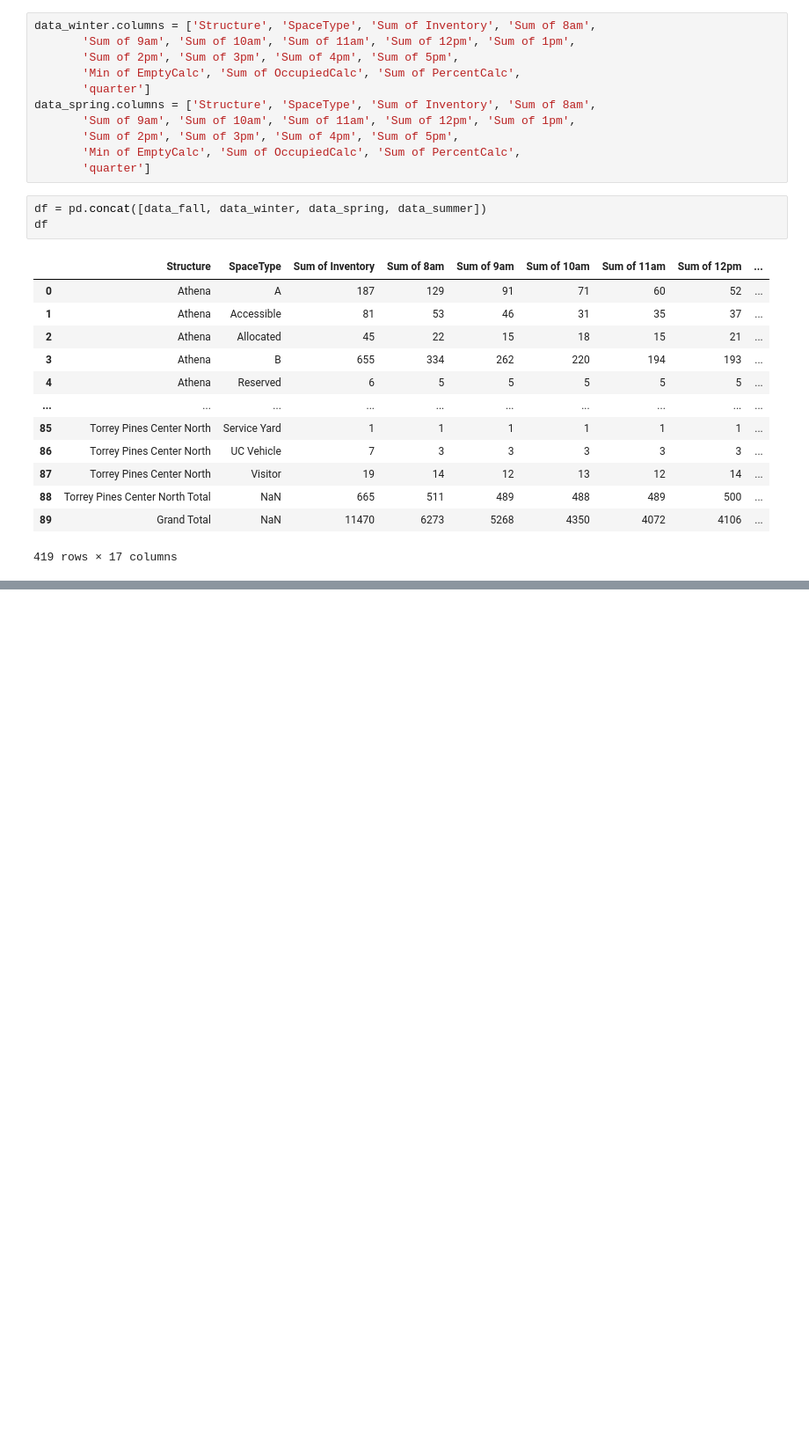
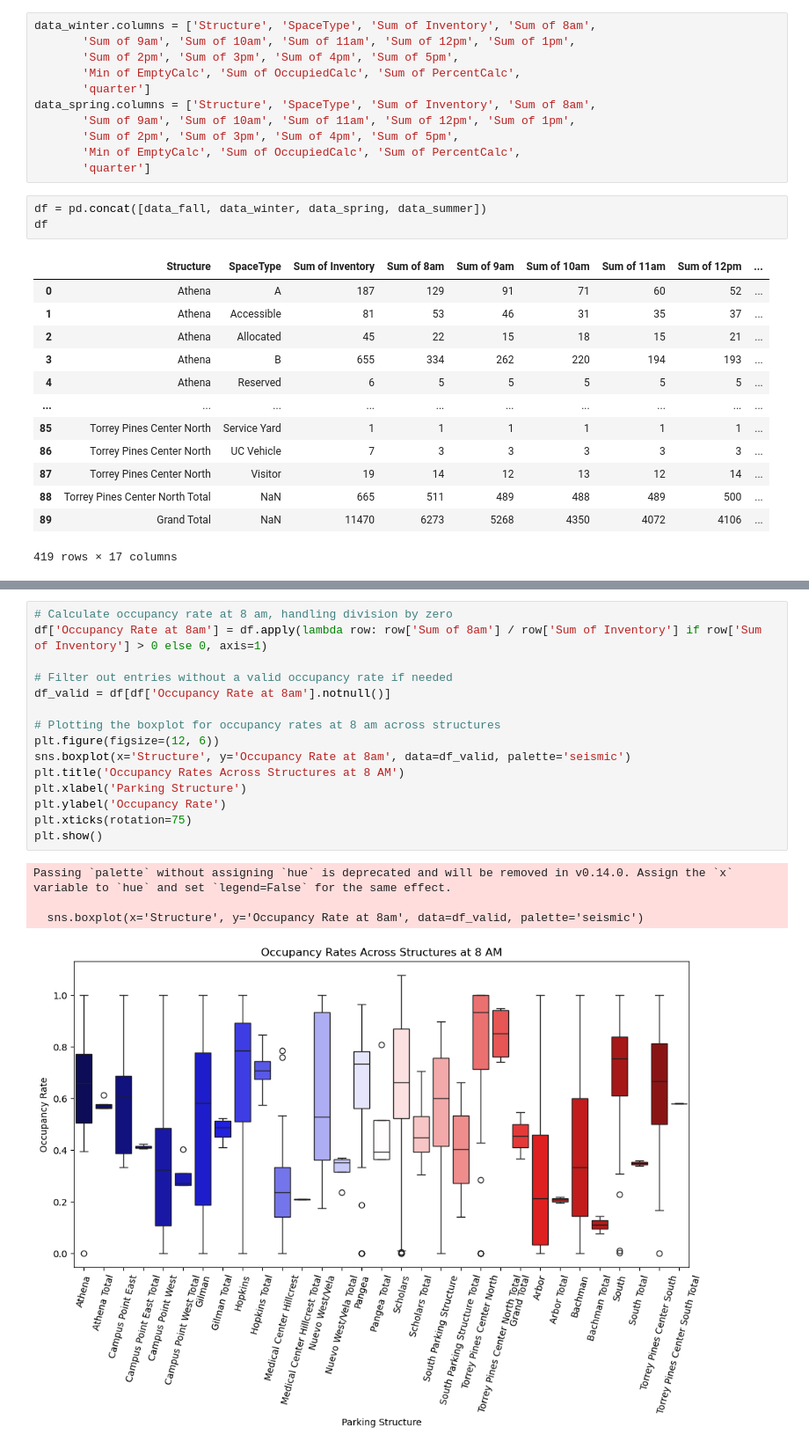
Before and after one commit to DanielJu0925/math189_project, a Jupyter notebook: data_process.ipynb, the cells around one changed output, grey strips where cells are left out. Shown at 88% size. Drawn from its saved outputs; the diff is of its cells as text; blank space fills up the shorter version.

```diff
--- a/data_process.ipynb
+++ b/data_process.ipynb
@@ -203,0 +264,20 @@ df
+# %%
+# Calculate occupancy rate at 8 am, handling division by zero
+df['Occupancy Rate at 8am'] = df.apply(lambda row: row['Sum of 8am'] / row['Sum of Inventory'] if row['Sum of Inventory'] > 0 else 0, axis=1)
+
+# Filter out entries without a valid occupancy rate if needed
+df_valid = df[df['Occupancy Rate at 8am'].notnull()]
+
+# Plotting the boxplot for occupancy rates at 8 am across structures
+plt.figure(figsize=(12, 6))
+sns.boxplot(x='Structure', y='Occupancy Rate at 8am', data=df_valid, palette='seismic')
+plt.title('Occupancy Rates Across Structures at 8 AM')
+plt.xlabel('Parking Structure')
+plt.ylabel('Occupancy Rate')
+plt.xticks(rotation=75)
+plt.show()
+# %% [output]
+Passing `palette` without assigning `hue` is deprecated and will be removed in v0.14.0. Assign the `x` variable to `hue` and set `legend=False` for the same effect.
+
+  sns.boxplot(x='Structure', y='Occupancy Rate at 8am', data=df_valid, palette='seismic')
+[figure, added]
```
Also changed, not shown: parts of 6 cells of this notebook.
